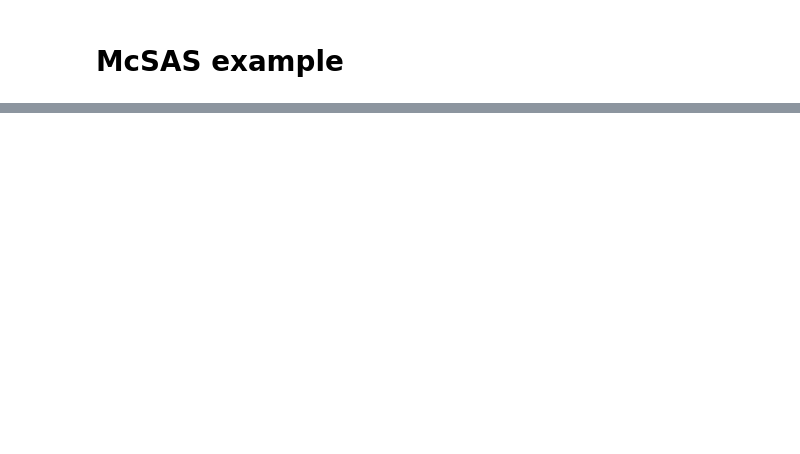
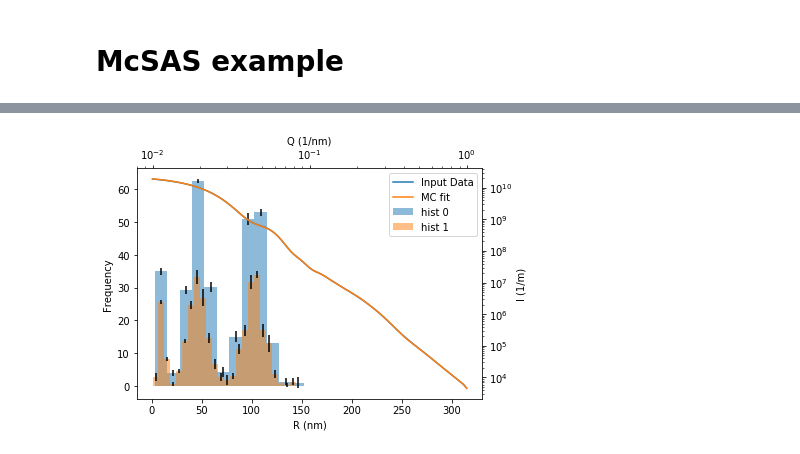
Before and after one commit to BAMresearch/McSAS3, a Jupyter notebook: minimal.ipynb, the cells around one changed output, grey strips where cells are left out. Saved outputs shown, nothing was run; the diff lists cells and outputs as text; code cells hidden in the pictures; blank space fills up the shorter version.

```diff
--- a/minimal.ipynb
+++ b/minimal.ipynb
@@ -68,0 +109,31 @@ _ = plt.legend(loc = 0)
+# %%
+# plotting the intensity match
+import numpy as np
+rect=[0.1,0.1,0.8,0.8]
+a1=plt.axes(rect)
+a1.yaxis.tick_left()
+for i in range(len(histRanges)):
+    mcana.debugPlot(i, alpha=0.5, label="hist {}".format(i))
+plt.xlabel("R (nm)")
+plt.ylabel("Frequency")
+
+a2=plt.axes(rect, frameon=False)
+a2.xaxis.set_label_position('top')
+a2.yaxis.set_label_position('right')
+a2.xaxis.tick_top()
+a2.yaxis.tick_right()
+plt.plot(measData["Q"][0], measData["I"],
+         label = "Input Data", zorder=1)
+scale, background = mc._opt.x0[0], mc._opt.x0[1]
+plt.plot(measData["Q"][0], mc._opt.modelI*scale + background,
+         label = "MC fit", zorder=2)
+plt.yscale("log")
+plt.xscale("log")
+plt.xlabel("Q (1/nm)")
+plt.ylabel("I (1/m)")
+
+combined = [x for a in (a2, a1)
+              for x in zip(*a.get_legend_handles_labels())]
+_ = a2.legend(*list(zip(*combined)))
+# %% [output]
+[figure, added]
```
Also changed, not shown: parts of 3 cells of this notebook.
